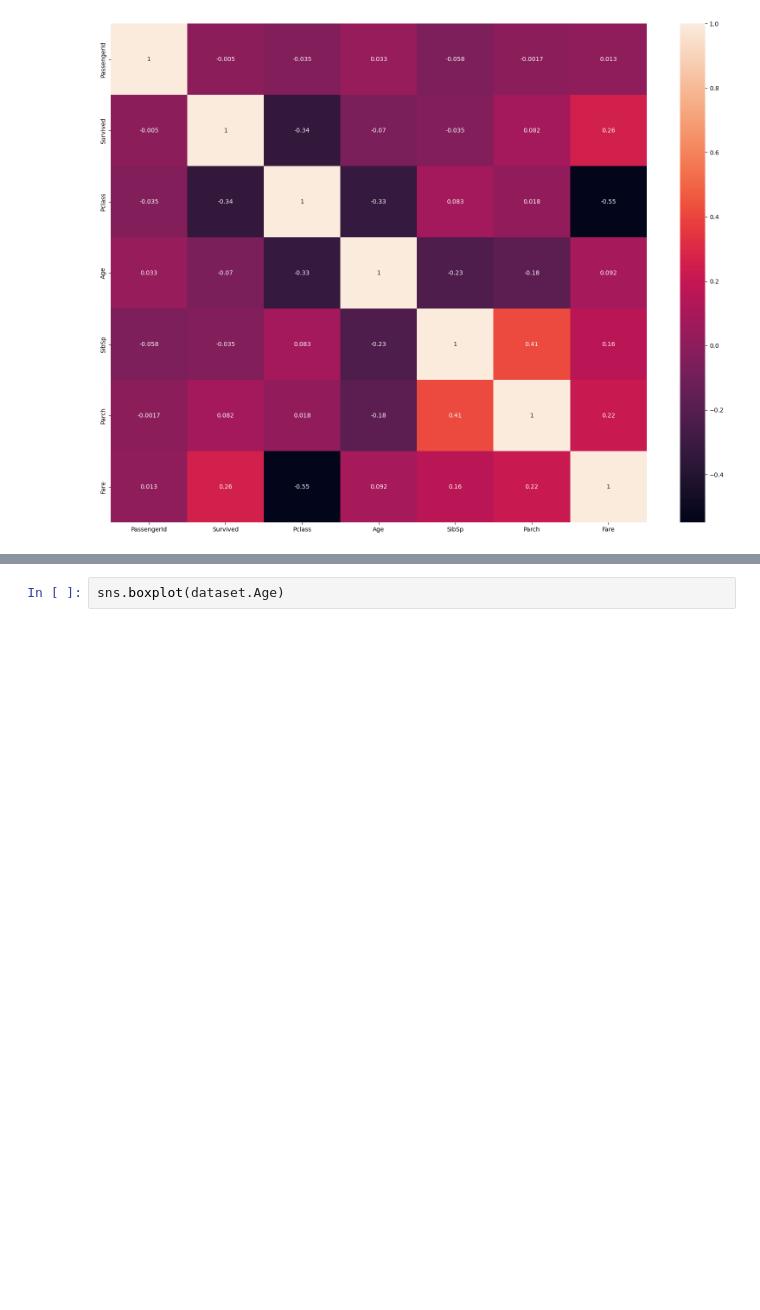
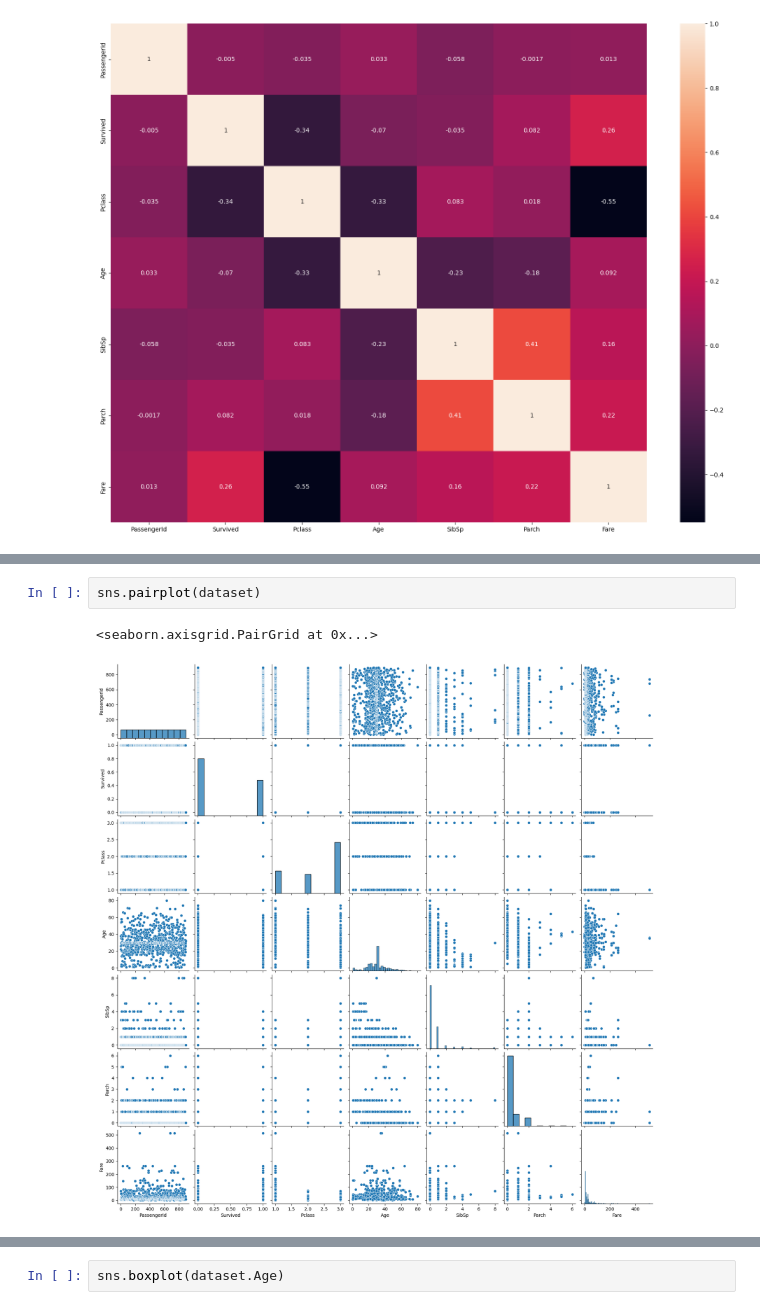
Before and after one commit to smartinternz02/SI-GuidedProject-581667-1694710963, a Jupyter notebook: Assignment 3.ipynb, the cells around one changed output, grey strips where cells are left out. Cells and saved outputs as stored; diff of their text form; blank space fills up the shorter version.

```diff
--- a/Assignment 3.ipynb
+++ b/Assignment 3.ipynb
@@ -136 +140,6 @@ sns.heatmap(corr,annot=True)
+# %%
+sns.pairplot(dataset)
+# %% [output]
+<seaborn.axisgrid.PairGrid at 0x...>
+[figure, added]
 # %% [markdown]
```
Also changed, not shown: parts of 24 cells of this notebook.
